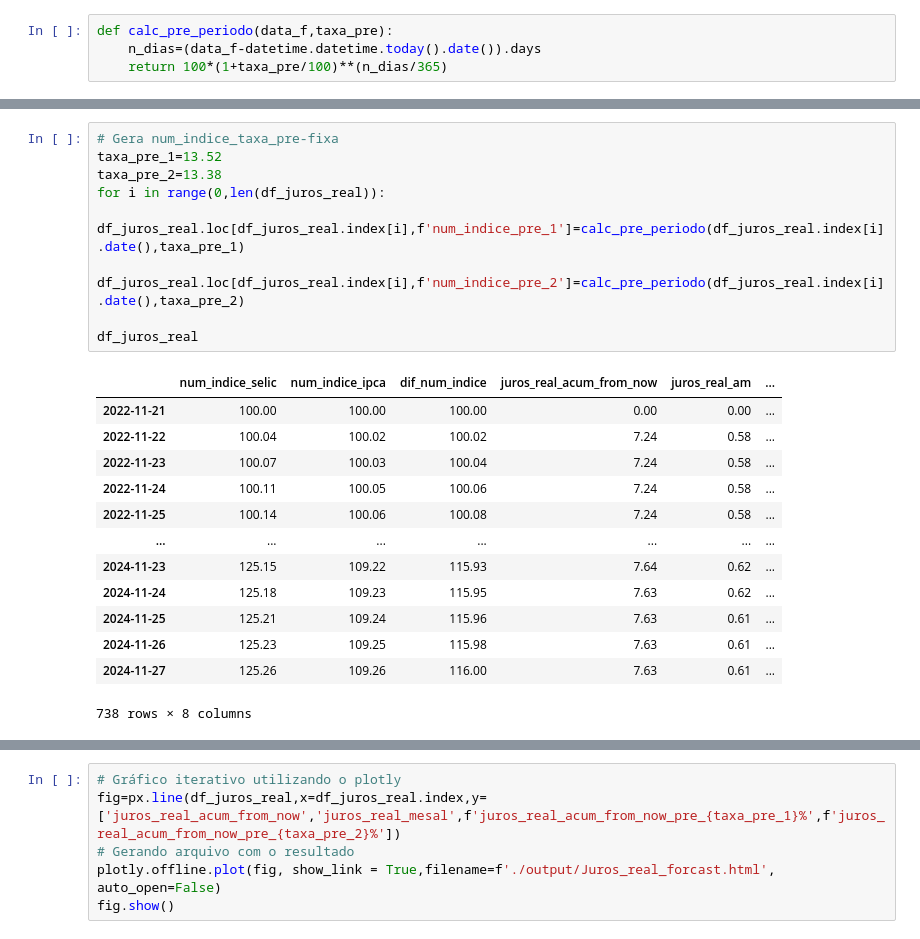
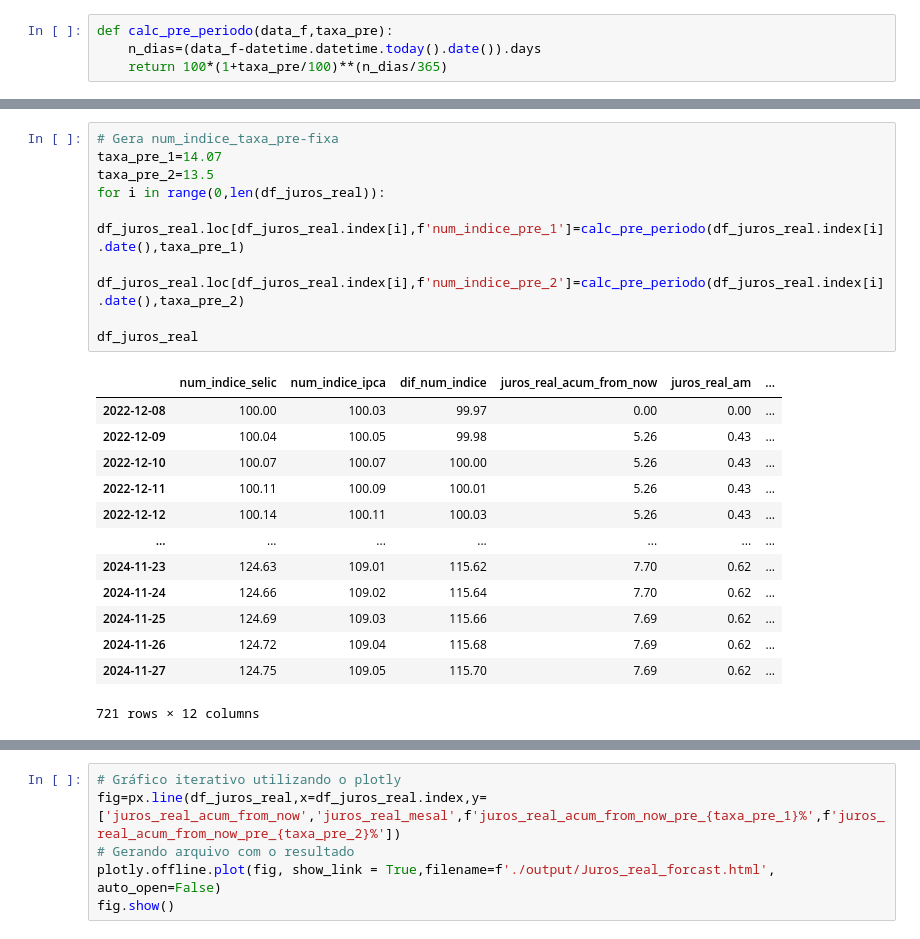
Before and after one commit to nobru01/BcB_Forcast, a Jupyter notebook: filtros.ipynb, the cells around one changed output, grey strips where cells are left out. Cells and saved outputs as stored; diff of their text form.

```diff
--- a/filtros.ipynb
+++ b/filtros.ipynb
@@ -528,26 +528,26 @@ calc_pre_periodo(datetime.datetime(2022,10,29).date(),12)
 # %%
 # Gera num_indice_taxa_pre-fixa
-taxa_pre_1=13.52
-taxa_pre_2=13.38
+taxa_pre_1=14.07
+taxa_pre_2=13.5
 for i in range(0,len(df_juros_real)):
     df_juros_real.loc[df_juros_real.index[i],f'num_indice_pre_1']=calc_pre_periodo(df_juros_real.index[i].date(),taxa_pre_1)
     df_juros_real.loc[df_juros_real.index[i],f'num_indice_pre_2']=calc_pre_periodo(df_juros_real.index[i].date(),taxa_pre_2)
 
 df_juros_real
 # %% [output]
 |  | num_indice_selic | num_indice_ipca | dif_num_indice | juros_real_acum_from_now | juros_real_am | ... |
-| 2022-11-21 | 100.00 | 100.00 | 100.00 | 0.00 | 0.00 | ... |
-| 2022-11-22 | 100.04 | 100.02 | 100.02 | 7.24 | 0.58 | ... |
-| 2022-11-23 | 100.07 | 100.03 | 100.04 | 7.24 | 0.58 | ... |
-| 2022-11-24 | 100.11 | 100.05 | 100.06 | 7.24 | 0.58 | ... |
-| 2022-11-25 | 100.14 | 100.06 | 100.08 | 7.24 | 0.58 | ... |
+| 2022-12-08 | 100.00 | 100.03 | 99.97 | 0.00 | 0.00 | ... |
+| 2022-12-09 | 100.04 | 100.05 | 99.98 | 5.26 | 0.43 | ... |
+| 2022-12-10 | 100.07 | 100.07 | 100.00 | 5.26 | 0.43 | ... |
+| 2022-12-11 | 100.11 | 100.09 | 100.01 | 5.26 | 0.43 | ... |
+| 2022-12-12 | 100.14 | 100.11 | 100.03 | 5.26 | 0.43 | ... |
 | ... | ... | ... | ... | ... | ... | ... |
-| 2024-11-23 | 125.15 | 109.22 | 115.93 | 7.64 | 0.62 | ... |
-| 2024-11-24 | 125.18 | 109.23 | 115.95 | 7.63 | 0.62 | ... |
-| 2024-11-25 | 125.21 | 109.24 | 115.96 | 7.63 | 0.61 | ... |
-| 2024-11-26 | 125.23 | 109.25 | 115.98 | 7.63 | 0.61 | ... |
-| 2024-11-27 | 125.26 | 109.26 | 116.00 | 7.63 | 0.61 | ... |
+| 2024-11-23 | 124.63 | 109.01 | 115.62 | 7.70 | 0.62 | ... |
+| 2024-11-24 | 124.66 | 109.02 | 115.64 | 7.70 | 0.62 | ... |
+| 2024-11-25 | 124.69 | 109.03 | 115.66 | 7.69 | 0.62 | ... |
+| 2024-11-26 | 124.72 | 109.04 | 115.68 | 7.69 | 0.62 | ... |
+| 2024-11-27 | 124.75 | 109.05 | 115.70 | 7.69 | 0.62 | ... |
-738 rows × 8 columns
+721 rows × 12 columns
 # %%
 # Agora que tenho num_indice_pre -> realizando os cálculos análogamente ao num_indice_selic
 df_juros_real['dif_num_indice_pre_1']=df_juros_real.apply(lambda x: x.num_indice_pre_1-x.num_indice_ipca+100,axis=1)
```
Also changed, not shown: parts of 16 cells of this notebook, 14 other files.
